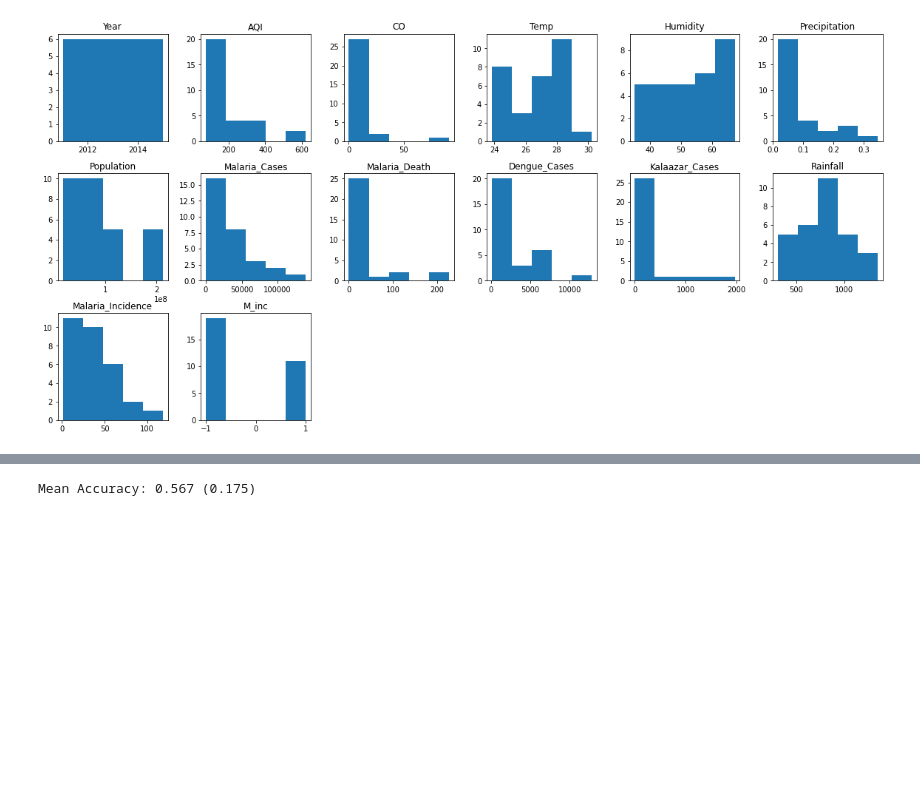
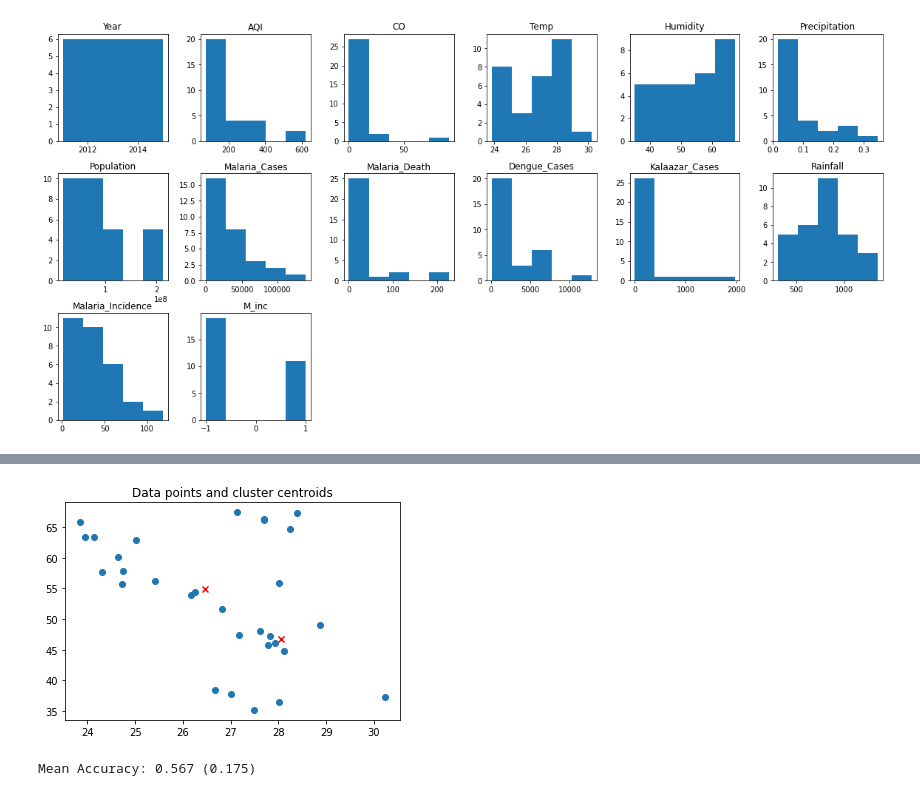
Before and after one commit to harisaisundhar/climate-malaria-canal, a Jupyter notebook: ML_model/tables.ipynb, the cells around one changed output, grey strips where cells are left out. Saved outputs shown, nothing was run; the diff lists cells and outputs as text; code cells hidden in the pictures; blank space fills up the shorter version.

```diff
--- a/ML_model/tables.ipynb
+++ b/ML_model/tables.ipynb
@@ -153,0 +197,10 @@ The histograms of the attributes are given below:
+# %%
+
+kmeans = KMeans(n_clusters=2, random_state=0).fit(x)
+# Get the cluster centroids
+print(kmeans.cluster_centers_)
+
+# Get the cluster labels
+print(kmeans.labels_)
+
+x.iloc[:,3]
@@ -154,3 +230,12 @@ The histograms of the attributes are given below:
+# %%
+plt.scatter(x.iloc[:, 2], x.iloc[:, 3])
+
+plt.scatter(kmeans.cluster_centers_[:, 2], kmeans.cluster_centers_[:, 3], c='red', marker='x')
+
+plt.title('Data points and cluster centroids')
+plt.show()
+# %% [output]
+[figure, added]
 # %%
 #K-nn
 x = df.iloc[:,1:7]
```
Also changed, not shown: parts of 3 cells of this notebook.
